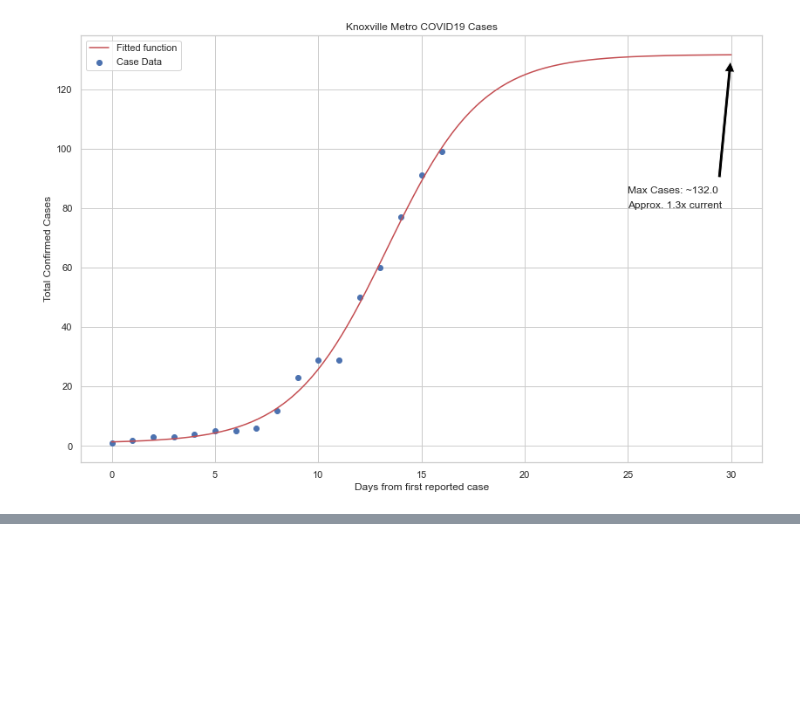
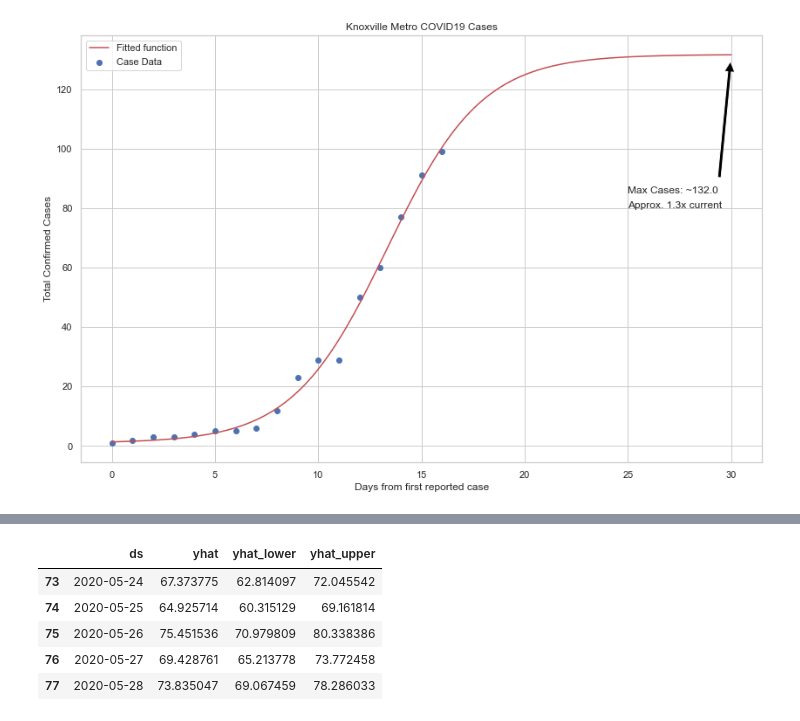
Before and after one commit to kcavagnolo/knx-covid, a Jupyter notebook: analysis/knx_metro_covid.ipynb, the cells around one changed output, grey strips where cells are left out. Drawn from its saved outputs; the diff is of its cells as text; code cells hidden in the pictures; blank space fills up the shorter version.

```diff
--- a/analysis/knx_metro_covid.ipynb
+++ b/analysis/knx_metro_covid.ipynb
@@ -161,0 +210,10 @@ plt.savefig('metro-all-fit.png')
+# %%
+forecast = m.predict(future)
+forecast[['ds', 'yhat', 'yhat_lower', 'yhat_upper']].tail()
+# %% [output]
+|  | ds | yhat | yhat_lower | yhat_upper |
+| 73 | 2020-05-24 | 67.373775 | 62.814097 | 72.045542 |
+| 74 | 2020-05-25 | 64.925714 | 60.315129 | 69.161814 |
+| 75 | 2020-05-26 | 75.451536 | 70.979809 | 80.338386 |
+| 76 | 2020-05-27 | 69.428761 | 65.213778 | 73.772458 |
+| 77 | 2020-05-28 | 73.835047 | 69.067459 | 78.286033 |
```
Also changed, not shown: parts of 8 cells of this notebook, 5 other files.
